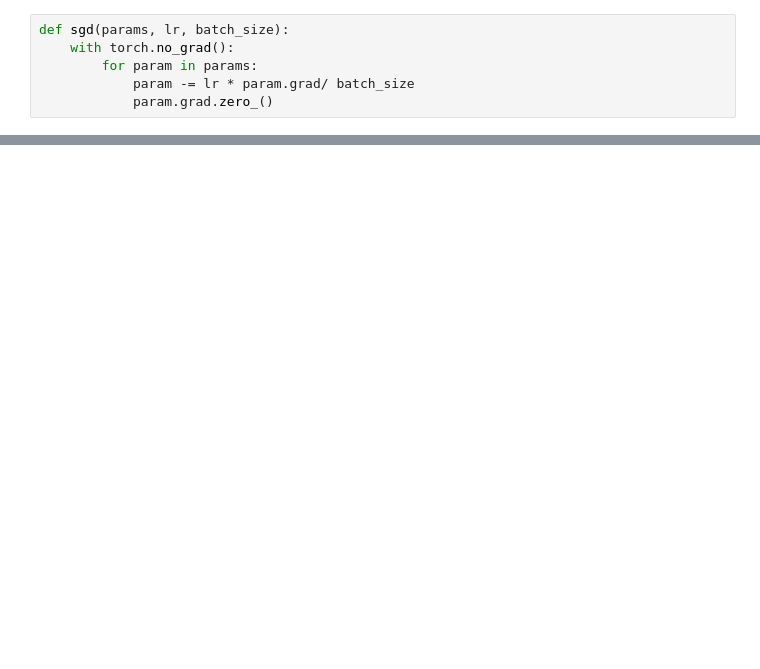
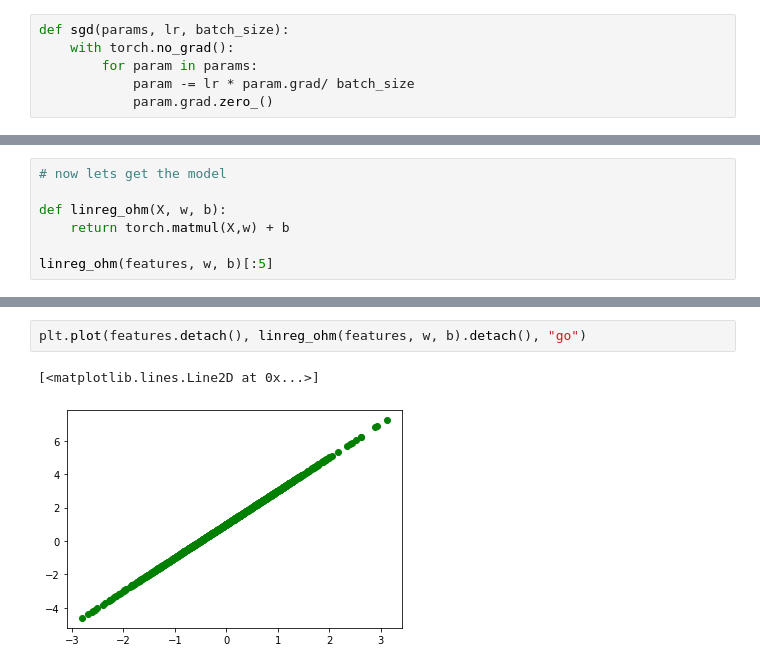
Before and after one commit to fanbyprinciple/d2l-fanbyprinciple, a Jupyter notebook: ch3_linear_neural_equations/ch3.2 Implementing linear networks from scratch.ipynb, the cells around one changed output, grey strips where cells are left out. Cells and saved outputs as stored; diff of their text form; blank space fills up the shorter version.

```diff
--- a/ch3_linear_neural_equations/ch3.2 Implementing linear networks from scratch.ipynb
+++ b/ch3_linear_neural_equations/ch3.2 Implementing linear networks from scratch.ipynb
@@ -125,0 +230,7 @@ Loss for current epoch  2 : tensor(-10.5862)
+# %%
+# now lets get the model
+
+def linreg_ohm(X, w, b):
+    return torch.matmul(X,w) + b
+
+linreg_ohm(features, w, b)[:5]
@@ -125,0 +254,5 @@ Loss for current epoch  2 : tensor(-10.5862)
+# %%
+plt.plot(features.detach(), linreg_ohm(features, w, b).detach(), "go")
+# %% [output]
+[<matplotlib.lines.Line2D at 0x...>]
+[figure, added]
```
Also changed, not shown: parts of 36 cells of this notebook, 3 other files.
